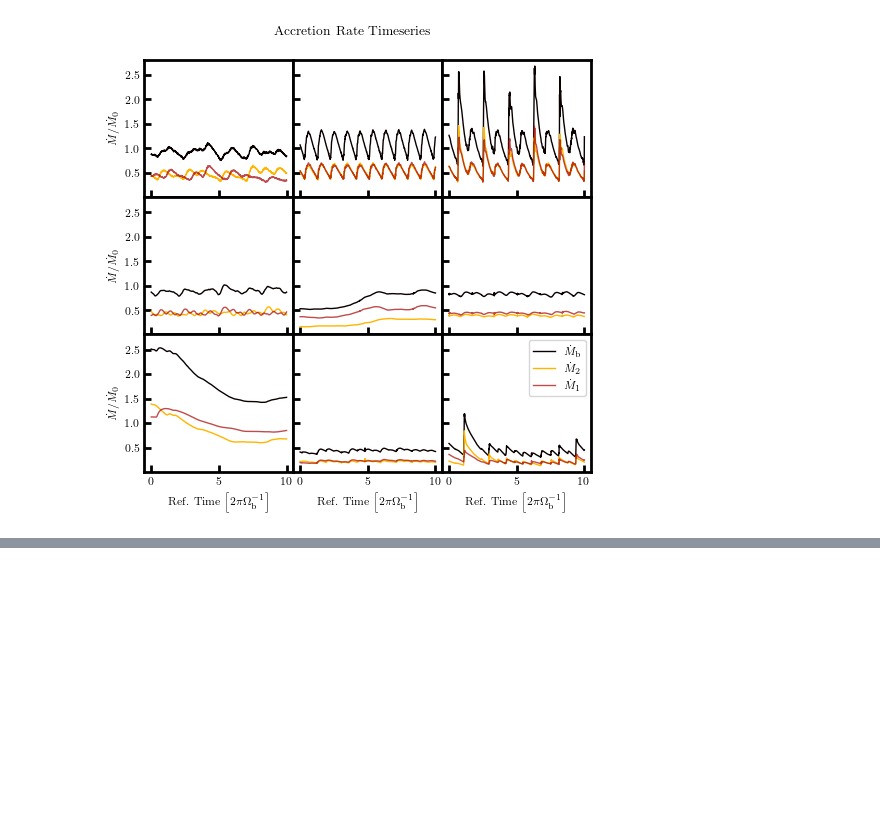
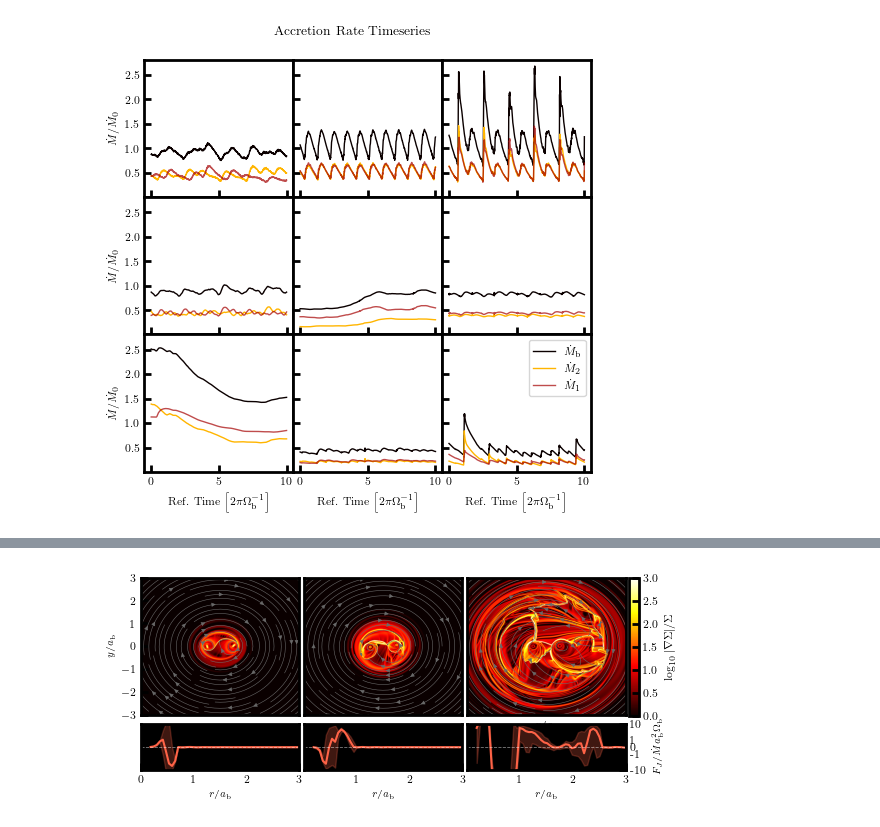
Before and after one commit to davidoneill00/sailfish, a Jupyter notebook: FancyPlotting.ipynb, the cells around one changed output, grey strips where cells are left out. Drawn from its saved outputs; the diff is of its cells as text; code cells hidden in the pictures; blank space fills up the shorter version.

```diff
--- a/FancyPlotting.ipynb
+++ b/FancyPlotting.ipynb
@@ -1333,0 +1398,84 @@ plt.savefig('AccretionTimeseries.png', dpi=400)
+# %%
+Load = False
+if Load:
+    FJ_mean = np.load('FJ_mean.npy')
+    FJ_std  = np.load('FJ_std.npy')
+    r_mid   = np.load('r_mid.npy')
+
+
+fig = plt.figure(figsize=(1.25* text_width, 0.6 * text_width), dpi=100)
+
+gs = gridspec.GridSpec(
+    2, 3,
+    height_ratios=[3, 1],
+    hspace=0.1,
+    wspace=0.03,
+)
+
+map_axes  = [fig.add_subplot(gs[0, i]) for i in range(3)]  # top row
+prof_axes = [fig.add_subplot(gs[1, i]) for i in range(3)]  # bottom row
+
+
+
+for index in range(3):
+    ax      = map_axes[index]
+    ax_prof = prof_axes[index]
+    chkpt   = data[Names[3 * index]]
+
+    mesh  = chkpt["mesh"]
+    SS73  = chkpt["SS73"]
+    Sigma = chkpt["solution"][:, :, 0].T
+    Vx    = chkpt["solution"][:, :, 1].T
+    Vy    = chkpt["solution"][:, :, 2].T
+    x     = np.array([mesh.cell_coordinates(i, 0)[0] for i in range(mesh.shape[0])])
+    y     = np.array([mesh.cell_coordinates(0, j)[1] for j in range(mesh.shape[1])])
+
+    # --- Schlieren map (single snapshot) ---
+    dS_dx = np.gradient(Sigma, x, axis=1)
+    dS_dy = np.gradient(Sigma, y, axis=0)
+    f     = np.sqrt(dS_dx**2 + dS_dy**2) / Sigma
+
+    ax.streamplot(x, y, Sigma * Vx, Sigma * Vy, density=2.5, color='dimgray', linewidth=0.4, arrowsize=0.6)
+    extent = mesh.x0, mesh.x1, mesh.y0, mesh.y1
+    cm = ax.imshow(np.log10(f), origin="lower", vmin=0.0, vmax=3.0, cmap='hot', extent=extent)
+    ax.set_xlim(-3.0, 3.0)
+    ax.set_ylim(-3.0, 3.0)
+    ax.set_xticks([])
+    ax.set_yticks([])
+    ax.set_aspect('auto')
+
+
+    ax_prof.plot(r_mid[index], FJ_mean[index]/SS73.Mdot_inf, color='tomato', linewidth=1.5)
+    ax_prof.fill_between(r_mid[index], (FJ_mean[index] - FJ_std[index])/SS73.Mdot_inf, (FJ_mean[index] + FJ_std[index])/SS73.Mdot_inf, color='tomato', alpha=0.25)
+    ax_prof.axhline(0, color='white', linewidth=0.6, linestyle='--', alpha=0.5)
+    ax_prof.set_ylim([-10, 10])
+    ax_prof.set_yscale('symlog')
+
+    ax_prof.set_xlim(0, 3.0)
+    ax_prof.set_xlabel(r'$r / a_\mathrm{b}$', fontsize=7)
+    ax_prof.set_facecolor('black')
+    ax_prof.set_yticks([])
+    ax_prof.set_xticks([])
+
+ax_prof.yaxis.tick_right()
+
+map_axes[0].set_ylabel(r'$y / a_\mathrm{b}$', fontsize=7)
+map_axes[0].yaxis.set_major_locator(MultipleLocator(1))
+
+prof_axes[0].set_xticks([0, 1, 2, 3]); prof_axes[0].set_xticklabels(['0', '1', '2', '3'])
+prof_axes[1].set_xticks([1, 2, 3]); prof_axes[1].set_xticklabels(['1', '2', '3'])
+prof_axes[2].set_xticks([1, 2, 3]); prof_axes[2].set_xticklabels(['1', '2', '3'])
+
+ax_prof.set_ylabel(r'$\frac{2\pi r^2\langle \Sigma \delta v_r \delta v_\phi \rangle/_\phi}{dot{M} a_\mathrm{b}^2\Omega_\mathrm{b}}$', fontsize=7)
+ax_prof.yaxis.set_label_position('right')
+
+cax = fig.add_axes([0.906, 0.3275, 0.015, 0.5525])   # [left, bottom, width, height]
+fig.colorbar(cm, cax=cax, label=r'$\log_{10}|\nabla\Sigma|/\Sigma$')
+ax_prof.set_yticks([-10, -1, 0, 1, 10])
+ax_prof.set_yticklabels(['-10', -1, 0, 1, 10])
+ax.set_xlabel(r'$x / a_\mathrm{b}$', fontsize=7)
+
+fig.suptitle('Shock-Driven Angular Momentum Transport')
+plt.savefig('ShockEfficiency.png', dpi = 400, bbox_inches='tight')
+# %% [output]
+[figure, added]
```
Also changed, not shown: parts of 12 cells of this notebook.
